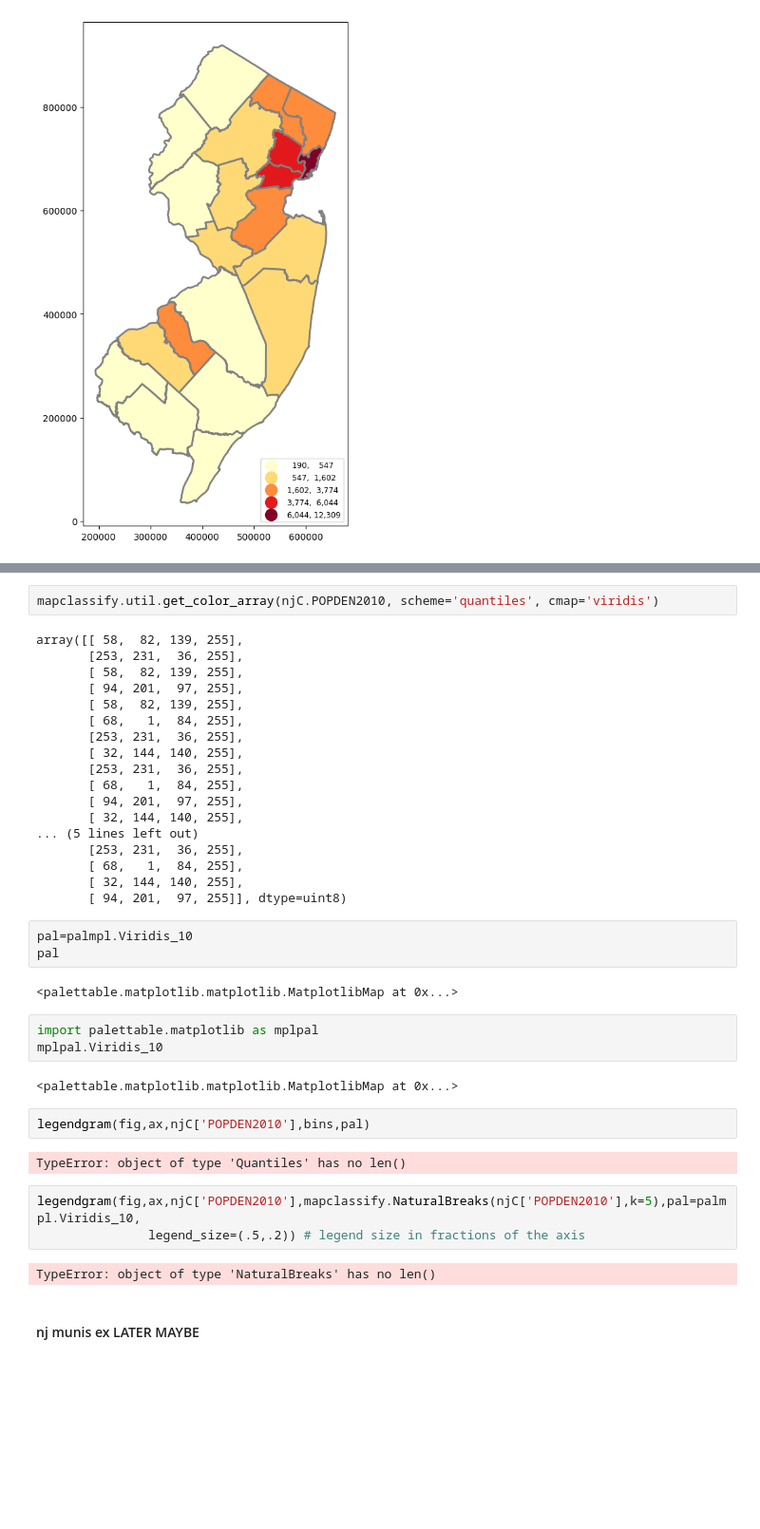
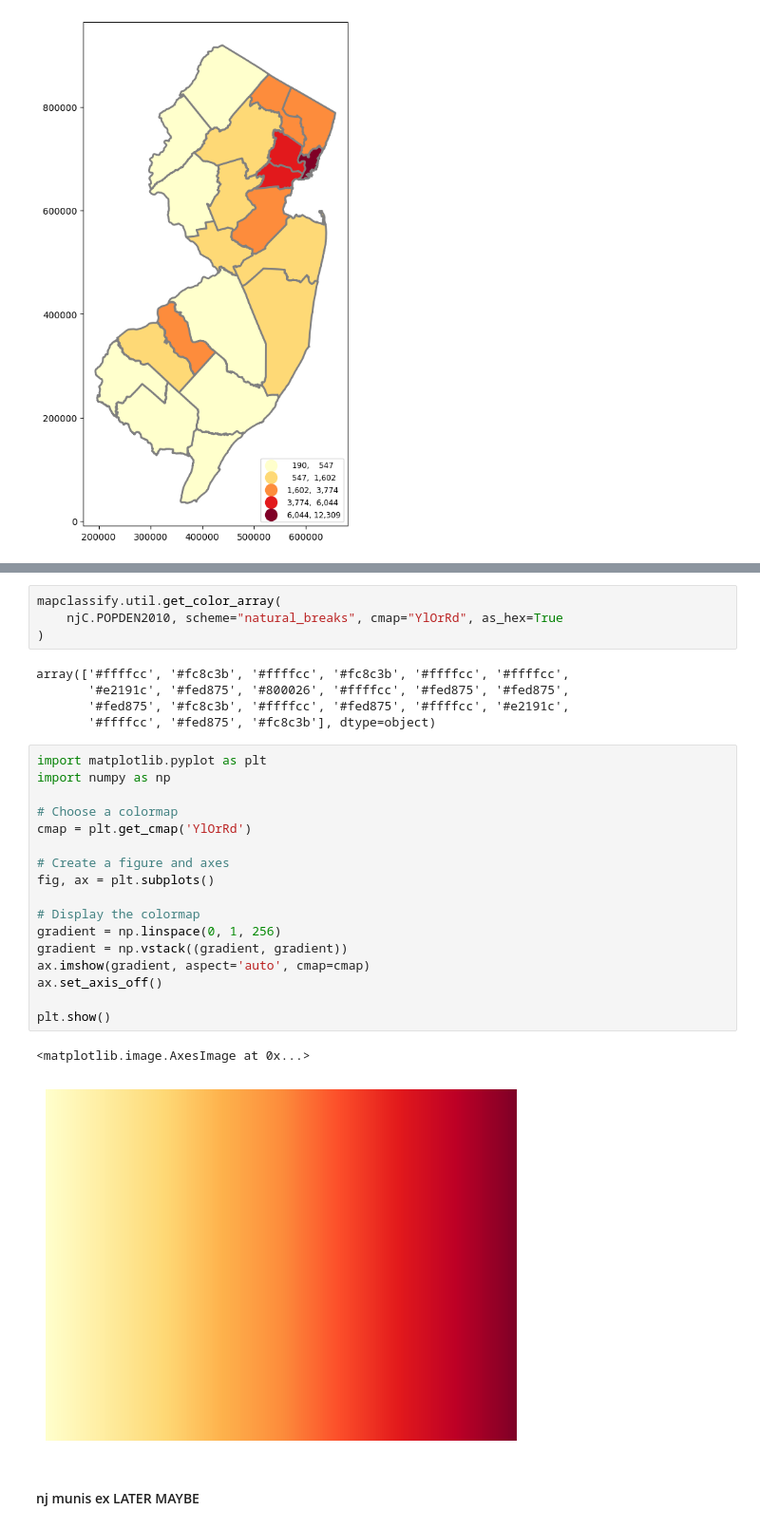
Before and after one commit to theaok/gisPy, a Jupyter notebook: geoda.ipynb, the cells around one changed output, grey strips where cells are left out. Shown at 95% size. Saved outputs shown, nothing was run; the diff lists cells and outputs as text; blank space fills up the shorter version.

```diff
--- a/geoda.ipynb
+++ b/geoda.ipynb
@@ -369,42 +346,32 @@ bins.plot_histogram(color='grey',edgecolor='black')
 # %%
-mapclassify.util.get_color_array(njC.POPDEN2010, scheme='quantiles', cmap='viridis')
+mapclassify.util.get_color_array(
+    njC.POPDEN2010, scheme="natural_breaks", cmap="YlOrRd", as_hex=True
+)
 # %% [output]
-array([[ 58,  82, 139, 255],
-       [253, 231,  36, 255],
-       [ 58,  82, 139, 255],
-       [ 94, 201,  97, 255],
-       [ 58,  82, 139, 255],
-       [ 68,   1,  84, 255],
-       [253, 231,  36, 255],
-       [ 32, 144, 140, 255],
-       [253, 231,  36, 255],
-       [ 68,   1,  84, 255],
-       [ 94, 201,  97, 255],
-       [ 32, 144, 140, 255],
-... (5 lines left out)
-       [253, 231,  36, 255],
-       [ 68,   1,  84, 255],
-       [ 32, 144, 140, 255],
-       [ 94, 201,  97, 255]], dtype=uint8)
+array(['#ffffcc', '#fc8c3b', '#ffffcc', '#fc8c3b', '#ffffcc', '#ffffcc',
+       '#e2191c', '#fed875', '#800026', '#ffffcc', '#fed875', '#fed875',
+       '#fed875', '#fc8c3b', '#ffffcc', '#fed875', '#ffffcc', '#e2191c',
+       '#ffffcc', '#fed875', '#fc8c3b'], dtype=object)
-# %%
-pal=palmpl.Viridis_10
-pal
-# %% [output]
-<palettable.matplotlib.matplotlib.MatplotlibMap at 0x...>
-# %%
-import palettable.matplotlib as mplpal
-mplpal.Viridis_10
-# %% [output]
-<palettable.matplotlib.matplotlib.MatplotlibMap at 0x...>
-# %%
-legendgram(fig,ax,njC['POPDEN2010'],bins,pal)
-# %% [output]
-TypeError: object of type 'Quantiles' has no len()
-# %%
-legendgram(fig,ax,njC['POPDEN2010'],mapclassify.NaturalBreaks(njC['POPDEN2010'],k=5),pal=palmpl.Viridis_10,
-               legend_size=(.5,.2)) # legend size in fractions of the axis
-# %% [output]
-TypeError: object of type 'NaturalBreaks' has no len()
+# %%
+import matplotlib.pyplot as plt
+import numpy as np
+
+# Choose a colormap
+cmap = plt.get_cmap('YlOrRd')
+
+# Create a figure and axes
+fig, ax = plt.subplots()
+
+# Display the colormap
+gradient = np.linspace(0, 1, 256)
+gradient = np.vstack((gradient, gradient))
+ax.imshow(gradient, aspect='auto', cmap=cmap)
+ax.set_axis_off()
+
+plt.show()
+# %% [output]
+<matplotlib.image.AxesImage at 0x...>
+[figure, added]
 # %% [markdown]
 #### nj munis ex LATER MAYBE
 # %%
```
Also changed, not shown: parts of 10 cells of this notebook.
